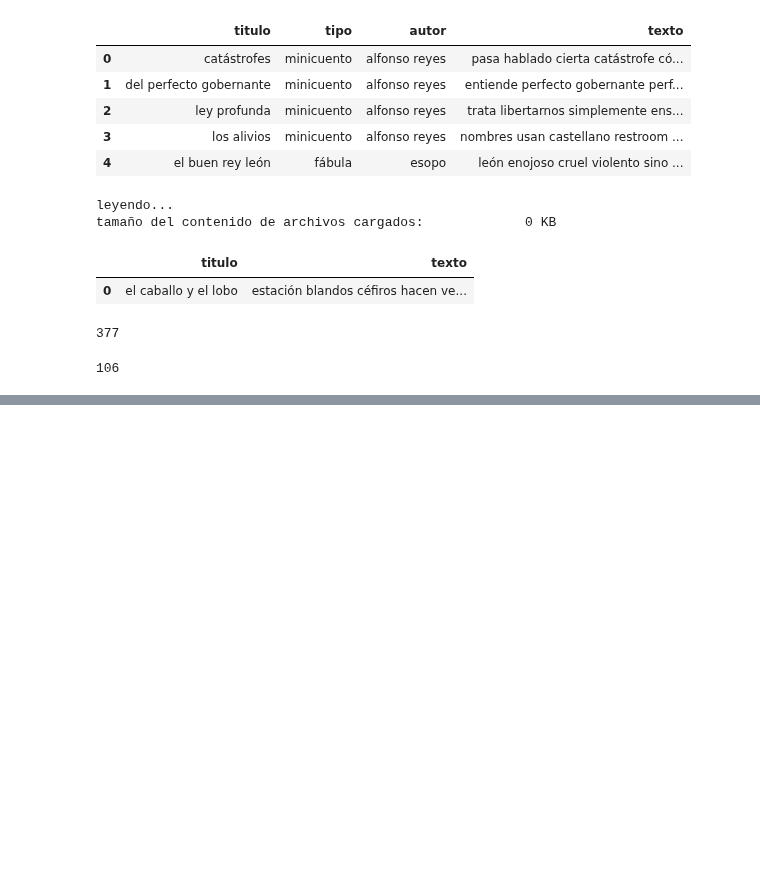
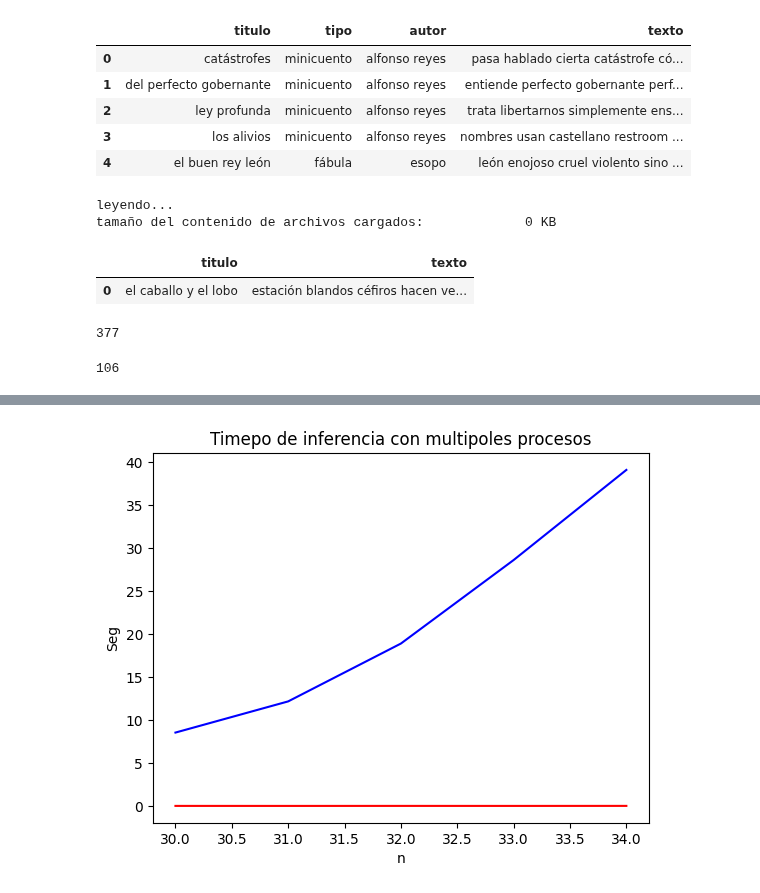
Before and after one commit to robertorys/Tesis, a Jupyter notebook: Test_mib_v2_3_1.ipynb, the cells around one changed output, grey strips where cells are left out. Saved outputs shown, nothing was run; the diff lists cells and outputs as text; code cells hidden in the pictures; blank space fills up the shorter version.

```diff
--- a/Test_mib_v2_3_1.ipynb
+++ b/Test_mib_v2_3_1.ipynb
@@ -1329,0 +1346,14 @@ plt.show()
+# %%
+import matplotlib.pyplot as plt
+fig, axs = plt.subplots()
+
+axs.plot(xn_p, t_ps_n, color = 'r',label = "P(A|W0,W1,Wr,...,Wn)")
+axs.plot(xn_p, t_ps_rn, color = 'b', label = "P(A|W0,W1,Wr)")
+
+axs.set_title("Timepo de inferencia con multipoles procesos")
+axs.set_xlabel("n")
+axs.set_ylabel("Seg")
+
+plt.show()
+# %% [output]
+[figure, added]
```
Also changed, not shown: parts of 6 cells of this notebook, 1 other file.
